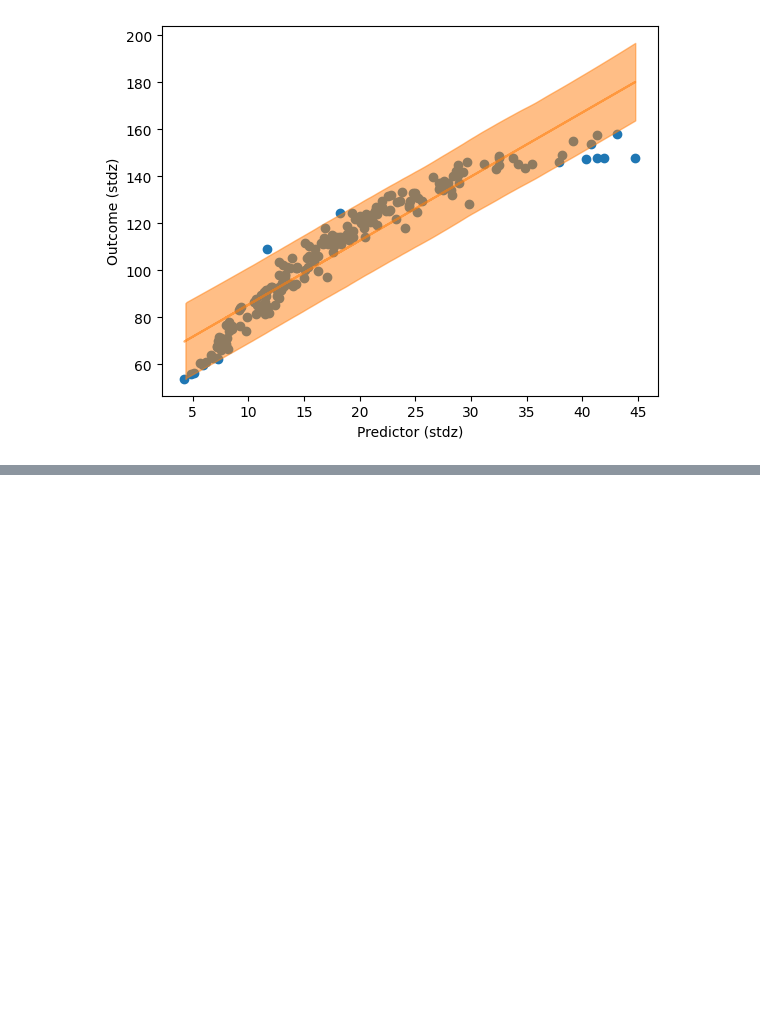
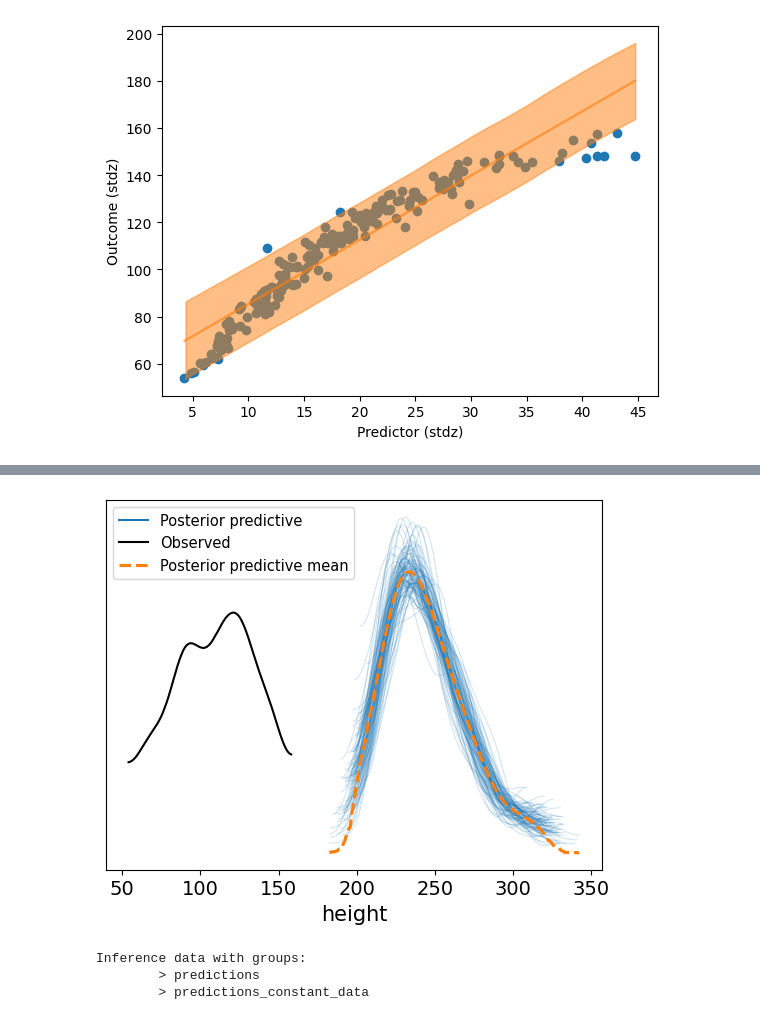
Before and after one commit to voutrata/statistical_rethinking_fork, a Jupyter notebook: my_code/chapter_4/4H2.ipynb, the cells around one changed output, grey strips where cells are left out. Cells and saved outputs as stored; diff of their text form; code cells hidden in the pictures; blank space fills up the shorter version.

```diff
--- a/my_code/chapter_4/4H2.ipynb
+++ b/my_code/chapter_4/4H2.ipynb
@@ -111,3 +116,8 @@ ax.set_xlabel("Predictor (stdz)")
 ax.set_ylabel("Outcome (stdz)");
 # %% [output]
 [figure]
+# %%
+with basic_model:
+    # Make predictions conditioned on new Xs
+    pm.set_data({"weight": (df_young["weight"]+50).to_numpy()})
+    pp = pm.sample_posterior_predictive(basic_posterior_distribution,)
@@ -113,0 +128,10 @@ ax.set_ylabel("Outcome (stdz)");
+# %%
+az.plot_ppc(pp, num_pp_samples=100,);
+# %% [output]
+[figure, added]
+# %%
+pp
+# %% [output]
+Inference data with groups:
+        > predictions
+        > predictions_constant_data
```
Also changed, not shown: parts of 10 cells of this notebook, 3 other files.
